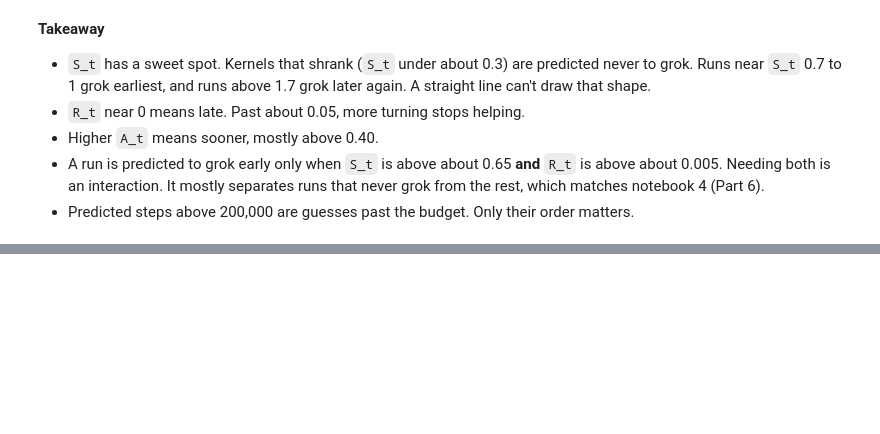
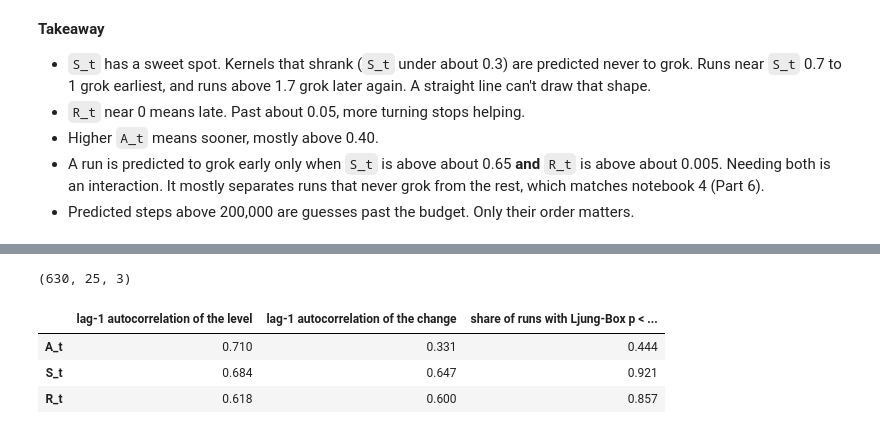
Before and after one commit to ZainAlSaffi-Dev/STAT3007, a Jupyter notebook: model_fitting/3_kernel_only.ipynb, the cells around one changed output, grey strips where cells are left out. Cells and saved outputs as stored; diff of their text form; code cells hidden in the pictures; blank space fills up the shorter version.

```diff
--- a/model_fitting/3_kernel_only.ipynb
+++ b/model_fitting/3_kernel_only.ipynb
@@ -385,0 +393,21 @@ plt.show()
+# %%
+from statsmodels.stats.diagnostic import acorr_ljungbox
+from statsmodels.tsa.stattools import acf
+
+before = kern[kern['step'] <= LANDMARK].pivot(index='run_id', columns='step', values=kernel)
+path = np.stack([before[k].loc[data['run_id']].to_numpy() for k in kernel], axis=-1)     # runs × 25 steps × 3 numbers
+
+rows = {}
+for i, number in enumerate(kernel):
+    level, change = path[:, :, i], np.diff(path[:, :, i], axis=1)
+    rows[number] = {'lag-1 autocorrelation of the level': np.median([acf(r, nlags=1)[1] for r in level]),
+                    'lag-1 autocorrelation of the change': np.median([acf(r, nlags=1)[1] for r in change]),
+                    'share of runs with Ljung-Box p < 0.05': np.mean([acorr_ljungbox(r, lags=[3])['lb_pvalue'].iloc[0] < 0.05 for r in change])}
+print(path.shape)
+pd.DataFrame(rows).T.round(3)
+# %% [output]
+(630, 25, 3)
+|  | lag-1 autocorrelation of the level | lag-1 autocorrelation of the change | share of runs with Ljung-Box p < ... |
+| A_t | 0.710 | 0.331 | 0.444 |
+| S_t | 0.684 | 0.647 | 0.921 |
+| R_t | 0.618 | 0.600 | 0.857 |
```
Also changed, not shown: parts of 7 cells of this notebook, 1 other file.
